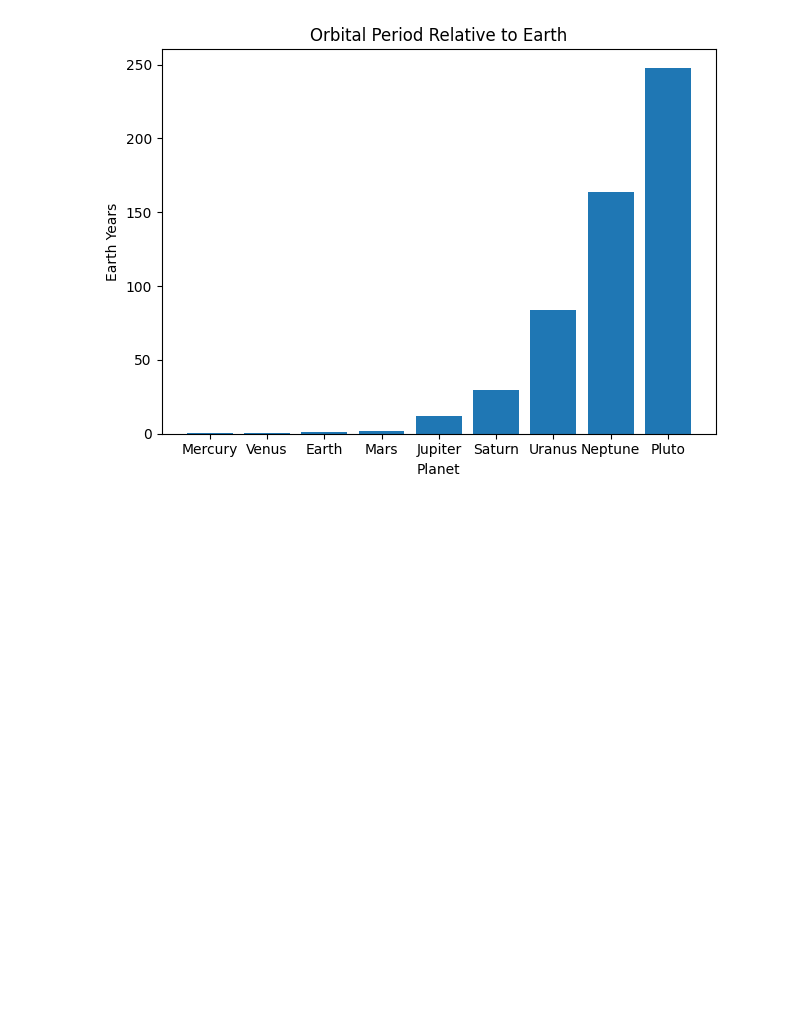
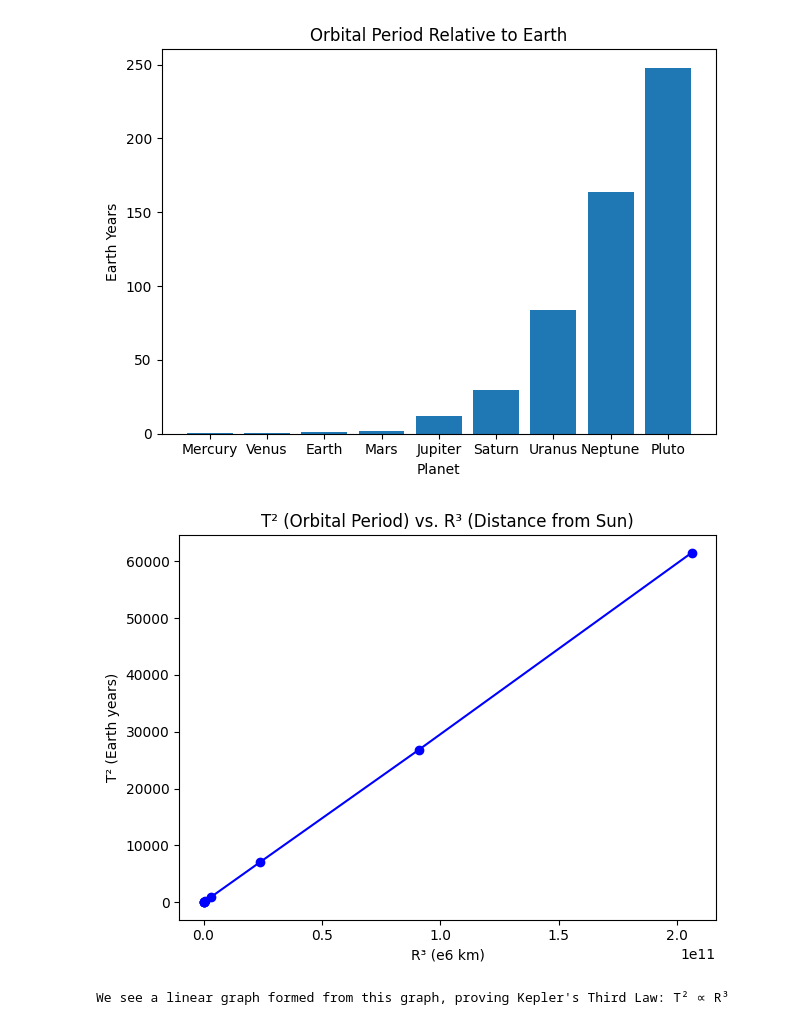
Before and after one commit to koisoysauce/space-projects, a Jupyter notebook: 01-planet-analysis/notebook.ipynb, the cells around one changed output. Drawn from its saved outputs; the diff is of its cells as text; code cells hidden in the pictures; blank space fills up the shorter version.

Commit message:
Confirm Kepler's Third Law with a supporting graph

```diff
--- a/01-planet-analysis/notebook.ipynb
+++ b/01-planet-analysis/notebook.ipynb
@@ -200,5 +200,22 @@ plt.tight_layout()
 plt.show()
 # %% [output]
 [figure]
+# %%
+# According to Kepler's Third Law, a planet's orbital period in earth years is proportional as shown
+# $T^2 \propto R^3$ where T is the orbital period and R is the distance from the planet to the sun
+# We can confirm this by making a T^2 vs. R^3 graph
+df4 = df4.sort_values(by='distance_from_sun')
+plt.plot(df4['distance_from_sun'] ** 3, df4['orbital_period_in_earth_years'] ** 2, 'bo-')
+plt.title('T² (Orbital Period) vs. R³ (Distance from Sun)')
+plt.xlabel('R³ (e6 km)')
+plt.ylabel('T² (Earth years)')
+plt.tight_layout()
+plt.show()
+# This gives us a linear graph, proving Kepler's Third Law
+print("We see a linear graph formed from this graph, confirming Kepler's Third Law:", end=' ')
+print("T² ∝ R³")
+# %% [output]
+[figure, added]
+We see a linear graph formed from this graph, proving Kepler's Third Law: T² ∝ R³
 # %%
 # 5. What would I weigh on each planet?
```
